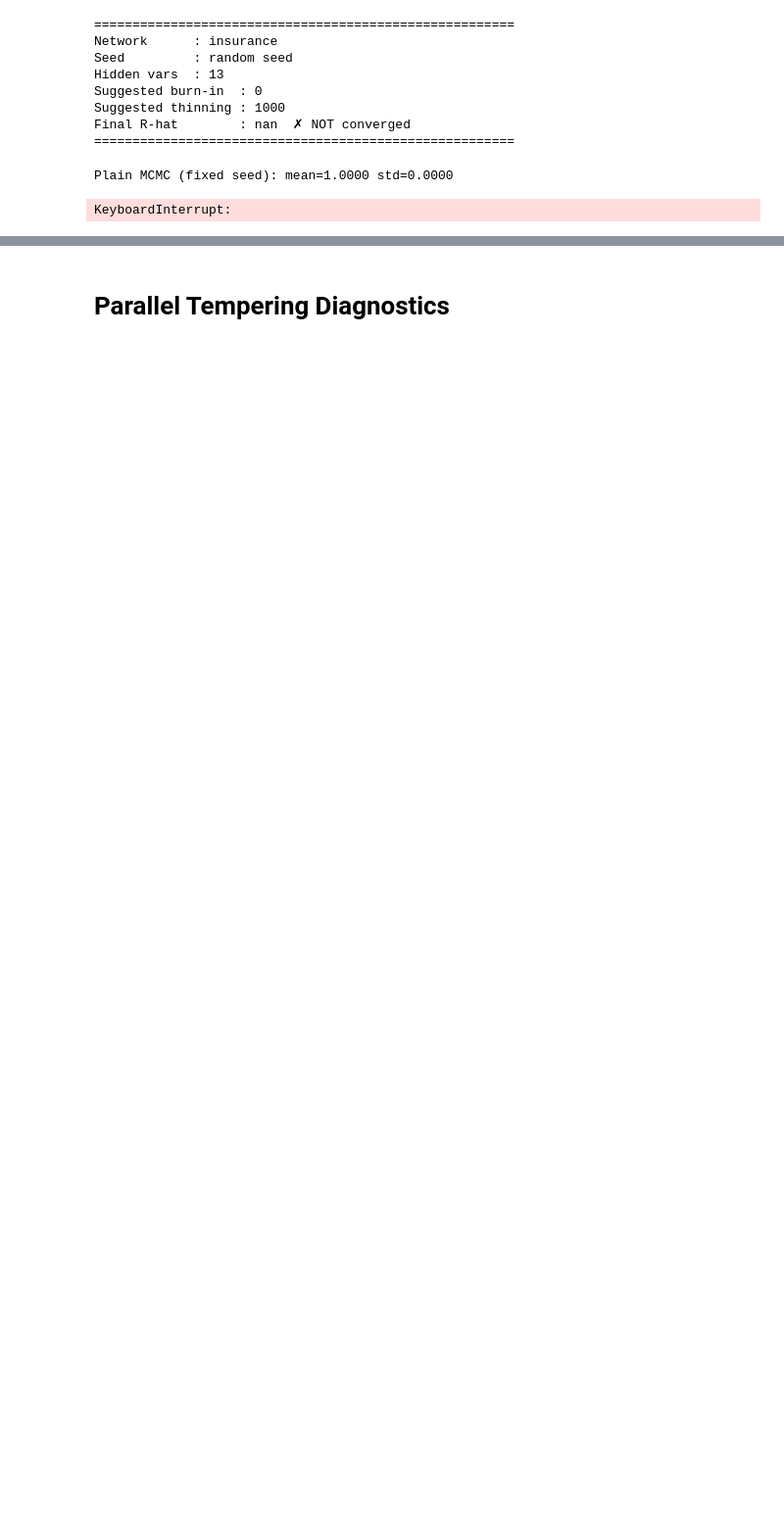
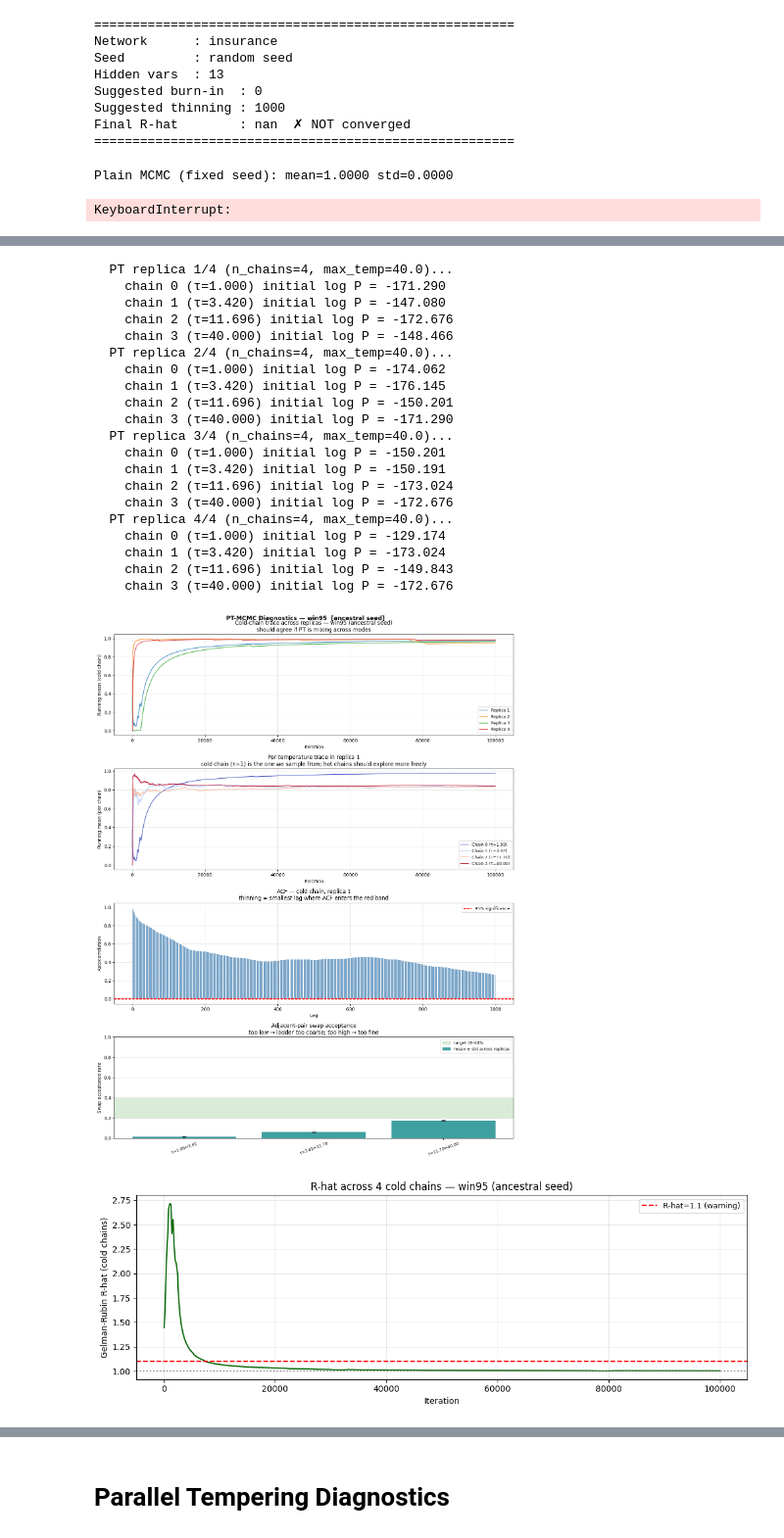
Before and after one commit to jpafcampos/explaining-BNs, a Jupyter notebook: src/mcmc_sanity_check.ipynb, the cells around one changed output, grey strips where cells are left out. Shown at 98% size. Cells and saved outputs as stored; diff of their text form; code cells hidden in the pictures; blank space fills up the shorter version.

```diff
--- a/src/mcmc_sanity_check.ipynb
+++ b/src/mcmc_sanity_check.ipynb
@@ -1092,0 +1323,25 @@ NameError: name 'model1' is not defined
+# %%
+run_vector_pt_mcmc_diagnostics(win95pts_model, target, target_value, fucked_patient, 0.5, n_iterations=100_000)
+# %% [output]
+  PT replica 1/4 (n_chains=4, max_temp=40.0)...
+    chain 0 (τ=1.000) initial log P = -171.290
+    chain 1 (τ=3.420) initial log P = -147.080
+    chain 2 (τ=11.696) initial log P = -172.676
+    chain 3 (τ=40.000) initial log P = -148.466
+  PT replica 2/4 (n_chains=4, max_temp=40.0)...
+    chain 0 (τ=1.000) initial log P = -174.062
+    chain 1 (τ=3.420) initial log P = -176.145
+    chain 2 (τ=11.696) initial log P = -150.201
+    chain 3 (τ=40.000) initial log P = -171.290
+  PT replica 3/4 (n_chains=4, max_temp=40.0)...
+    chain 0 (τ=1.000) initial log P = -150.201
+    chain 1 (τ=3.420) initial log P = -150.191
+    chain 2 (τ=11.696) initial log P = -173.024
+    chain 3 (τ=40.000) initial log P = -172.676
+  PT replica 4/4 (n_chains=4, max_temp=40.0)...
+    chain 0 (τ=1.000) initial log P = -129.174
+    chain 1 (τ=3.420) initial log P = -173.024
+    chain 2 (τ=11.696) initial log P = -149.843
+    chain 3 (τ=40.000) initial log P = -172.676
+[figure, added]
+[figure, added]
```
Also changed, not shown: parts of 21 cells of this notebook, 6 other files.
